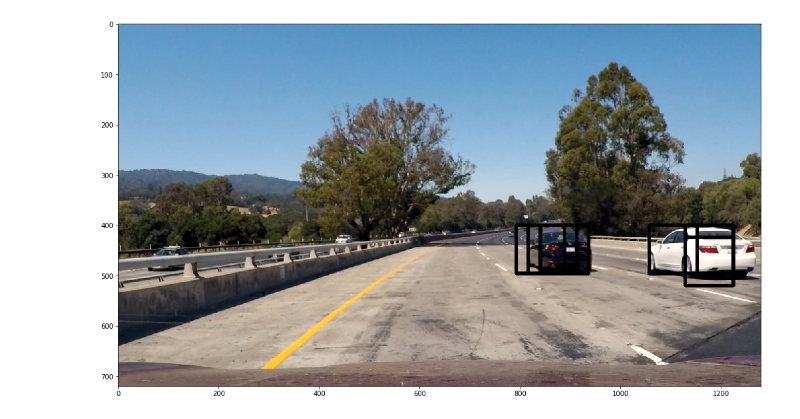
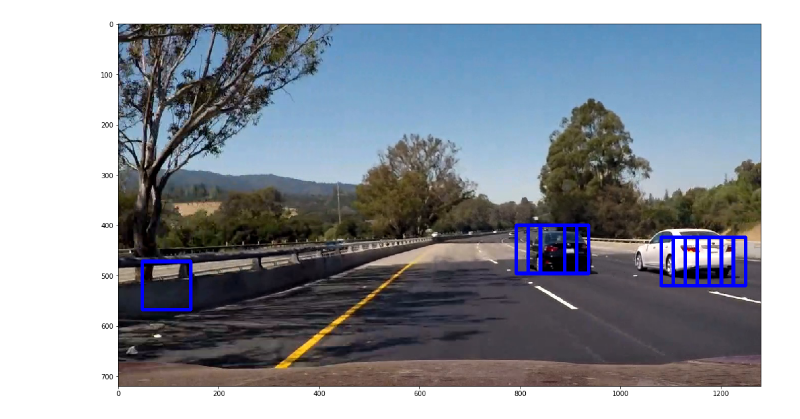
Before and after one commit to udacity/CarND-Vehicle-Detection, a Jupyter notebook: VehicleDetection.ipynb, the cells around one changed output. Saved outputs shown, nothing was run; the diff lists cells and outputs as text; code cells hidden in the pictures.

```diff
--- a/VehicleDetection.ipynb
+++ b/VehicleDetection.ipynb
@@ -108,11 +27,10 @@ found 8968 non-cars
 # %%
-# Reduce the sample size because
-# The quiz evaluator times out after 13s of CPU time
-sample_size = 500
+# Reduce the sample size
+#sample_size = 1000
+sample_size = -1
 cars = cars[0:sample_size]
 notcars = notcars[0:sample_size]
 
-### TODO: Tweak these parameters and see how the results change.
 color_space = 'YCrCb' # Can be RGB, HSV, LUV, HLS, YUV, YCrCb
 orient = 18  # HOG orientations
 pix_per_cell = 8 # HOG pixels per cell
@@ -124,6 +42,7 @@ spatial_feat = True # Spatial features on or off
 hist_feat = True # Histogram features on or off
 hog_feat = True # HOG features on or off
 y_start_stop = [400, None] # Min and max in y to search in slide_window()
+
 
 car_features = extract_features(cars, color_space=color_space,
                         spatial_size=spatial_size, hist_bins=hist_bins,
@@ -152,4 +71,19 @@ y = np.hstack((np.ones(len(car_features)), np.zeros(len(notcar_features))))
 rand_state = np.random.randint(0, 100)
 X_train, X_test, y_train, y_test = train_test_split(
     scaled_X, y, test_size=0.2, random_state=rand_state)
+
+print('Using:',orient,'orientations',pix_per_cell,
+    'pixels per cell and', cell_per_block,'cells per block')
+print('Feature vector length:', len(X_train[0]))
+# Use a linear SVC
+svc = LinearSVC()
+# Check the training time for the SVC
+t=time.time()
+svc.fit(X_train, y_train)
+t2 = time.time()
+print(round(t2-t, 2), 'Seconds to train SVC...')
+# Check the score of the SVC
+print('Test Accuracy of SVC = ', round(svc.score(X_test, y_test), 4))
+# Check the prediction time for a single sample
+t=time.time()
 # %% [output]
@@ -216,7 +104,7 @@ def convert_color(img, conv='RGB2YCrCb'):
 def find_cars(img, ystart, ystop, scale, svc, X_scaler, orient, pix_per_cell, cell_per_block, spatial_size, hist_bins):
 
     draw_img = np.copy(img)
-    #img = img.astype(np.float32)/255
+    img = img.astype(np.float32)/255
 
     img_tosearch = img[ystart:ystop,:,:]
     ctrans_tosearch = convert_color(img_tosearch, conv='RGB2YCrCb')
@@ -244,6 +132,7 @@ def find_cars(img, ystart, ystop, scale, svc, X_scaler, orient, pix_per_cell, ce
     hog1 = get_hog_features(ch1, orient, pix_per_cell, cell_per_block, feature_vec=False)
     hog2 = get_hog_features(ch2, orient, pix_per_cell, cell_per_block, feature_vec=False)
     hog3 = get_hog_features(ch3, orient, pix_per_cell, cell_per_block, feature_vec=False)
+    boxes = []
 
     for xb in range(nxsteps):
         for yb in range(nysteps):
@@ -278,15 +167,20 @@ def find_cars(img, ystart, ystop, scale, svc, X_scaler, orient, pix_per_cell, ce
                 xbox_left = np.int(xleft*scale)
                 ytop_draw = np.int(ytop*scale)
                 win_draw = np.int(window*scale)
+                ul, br =(xbox_left, ytop_draw+ystart),(xbox_left+win_draw,ytop_draw+win_draw+ystart)
+                boxes.append((ul, br))
                 cv2.rectangle(draw_img,(xbox_left, ytop_draw+ystart),(xbox_left+win_draw,ytop_draw+win_draw+ystart),(0,0,255),6)
 
-    return draw_img
+    return draw_img, boxes
 
 ystart = 400
 ystop = 656
 scale = 1.5
+image = mpimg.imread('output_images/test_21.jpg')
 
-out_img = find_cars(image, ystart, ystop, scale, svc, X_scaler, orient, pix_per_cell, cell_per_block, spatial_size, hist_bins)
+out_img, boxes = find_cars(image, ystart, ystop, scale, svc,
+                           X_scaler, orient, pix_per_cell,
+                           cell_per_block, spatial_size, hist_bins)
 
 plt.figure(figsize=(20,10))
 plt.imshow(out_img)
@@ -297 +189 @@ plt.show()
-[figure, old version]
+[figure, new version]
```
Also changed, not shown: parts of 15 cells of this notebook, 1 other file.
